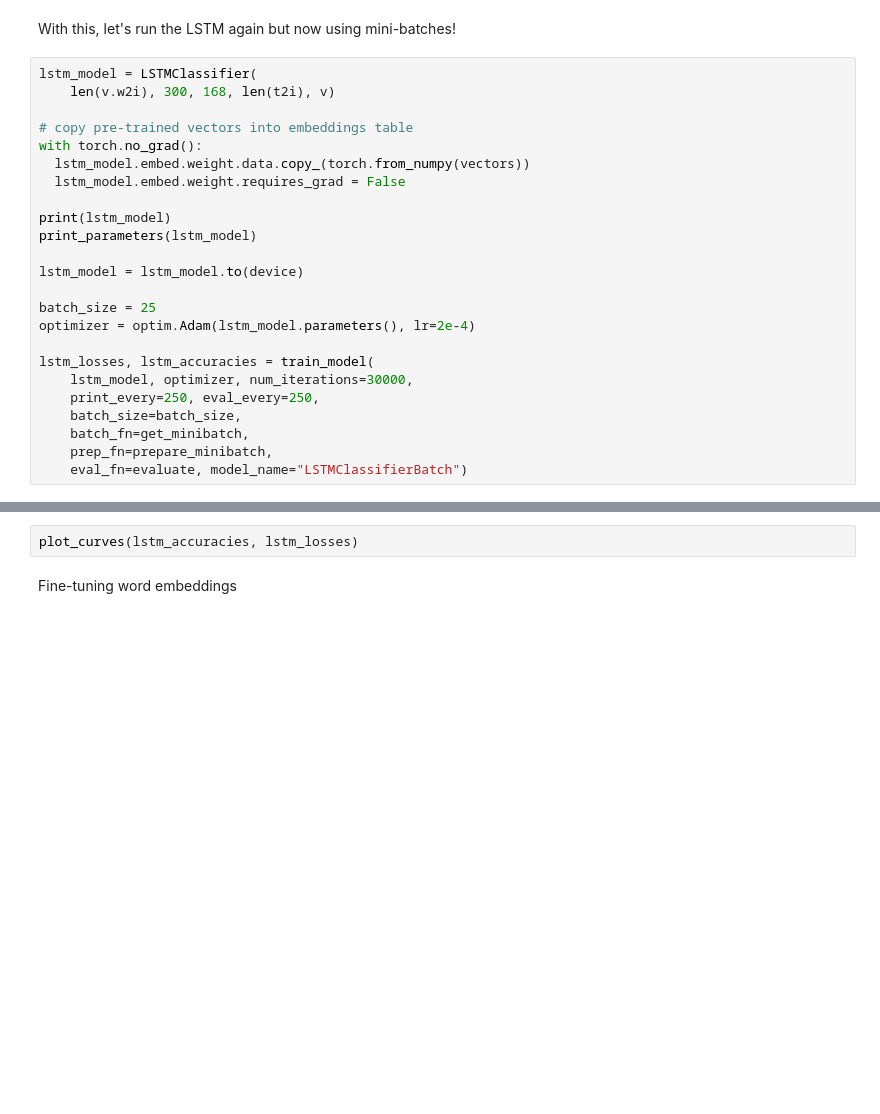
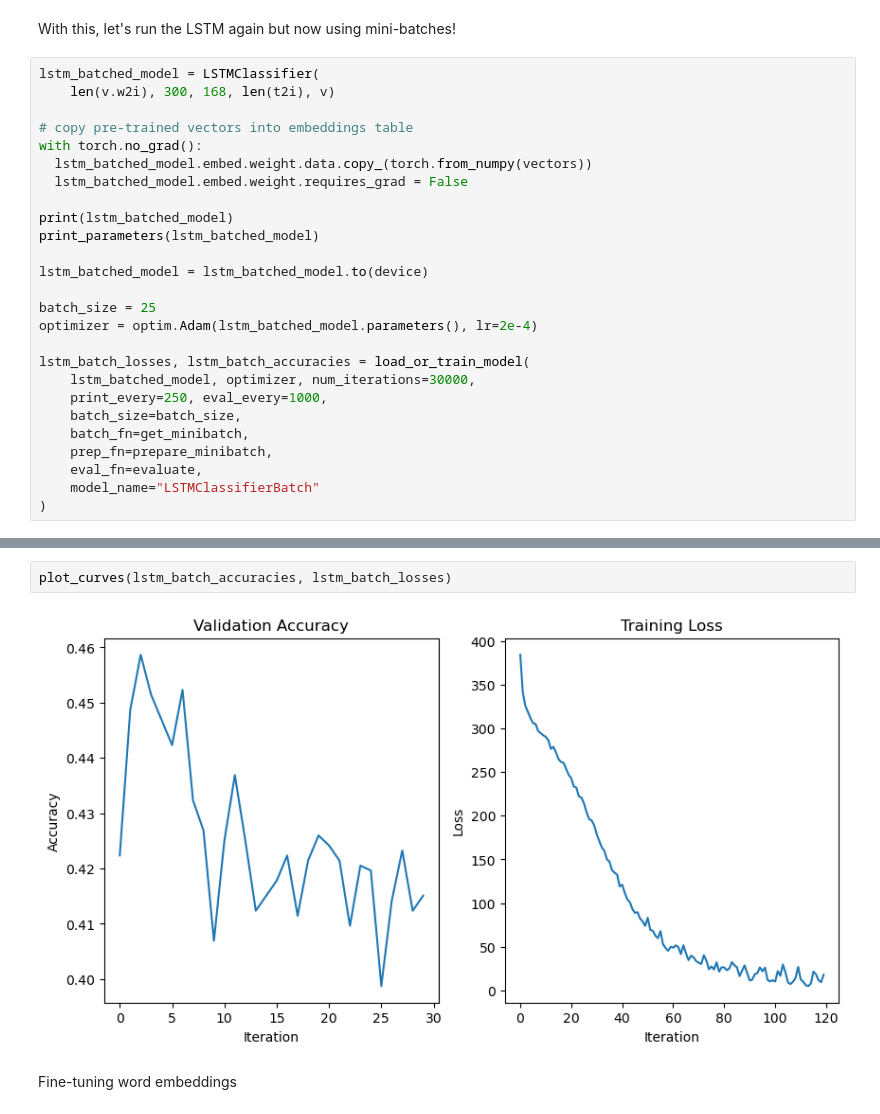
Before and after one commit to NiccoloCase/uva-nlp-1-assignments, a Jupyter notebook: assignment2/NLP1_2025_Practical_2.ipynb, the cells around one changed output, grey strips where cells are left out. Cells and saved outputs as stored; diff of their text form; blank space fills up the shorter version.

```diff
--- a/assignment2/NLP1_2025_Practical_2.ipynb
+++ b/assignment2/NLP1_2025_Practical_2.ipynb
@@ -1553,26 +1685,28 @@ def evaluate(model, data,
 # %% [markdown]
 With this, let's run the LSTM again but now using mini-batches!
 # %%
-lstm_model = LSTMClassifier(
+lstm_batched_model = LSTMClassifier(
     len(v.w2i), 300, 168, len(t2i), v)
 
 # copy pre-trained vectors into embeddings table
 with torch.no_grad():
-  lstm_model.embed.weight.data.copy_(torch.from_numpy(vectors))
-  lstm_model.embed.weight.requires_grad = False
+  lstm_batched_model.embed.weight.data.copy_(torch.from_numpy(vectors))
+  lstm_batched_model.embed.weight.requires_grad = False
 
-print(lstm_model)
-print_parameters(lstm_model)
+print(lstm_batched_model)
+print_parameters(lstm_batched_model)
 
-lstm_model = lstm_model.to(device)
+lstm_batched_model = lstm_batched_model.to(device)
 
 batch_size = 25
-optimizer = optim.Adam(lstm_model.parameters(), lr=2e-4)
+optimizer = optim.Adam(lstm_batched_model.parameters(), lr=2e-4)
 
-lstm_losses, lstm_accuracies = train_model(
-    lstm_model, optimizer, num_iterations=30000,
-    print_every=250, eval_every=250,
+lstm_batch_losses, lstm_batch_accuracies = load_or_train_model(
+    lstm_batched_model, optimizer, num_iterations=30000,
+    print_every=250, eval_every=1000,
     batch_size=batch_size,
     batch_fn=get_minibatch,
     prep_fn=prepare_minibatch,
-    eval_fn=evaluate, model_name="LSTMClassifierBatch")
+    eval_fn=evaluate,
+    model_name="LSTMClassifierBatch"
+)
@@ -1579,5 +1731,7 @@ lstm_losses, lstm_accuracies = train_model(
-# %%
-plot_curves(lstm_accuracies, lstm_losses)
+# %%
+plot_curves(lstm_batch_accuracies, lstm_batch_losses)
+# %% [output]
+[figure, added]
 # %% [markdown]
 Fine-tuning word embeddings
 # %%
```
Also changed, not shown: parts of 25 cells of this notebook, 3 other files.
